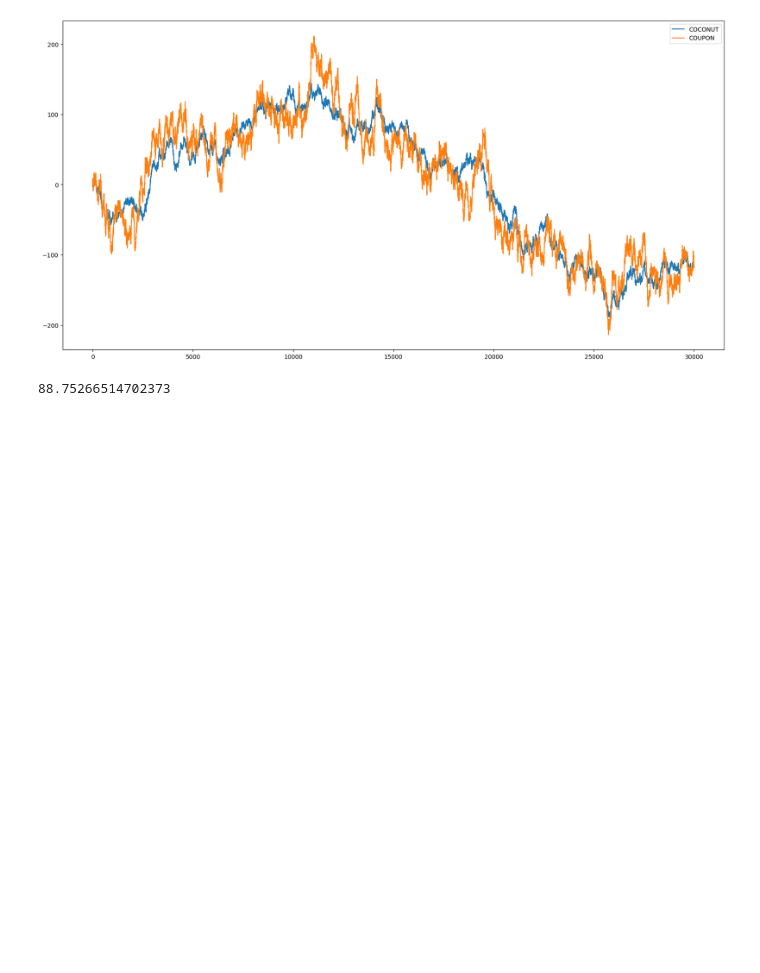
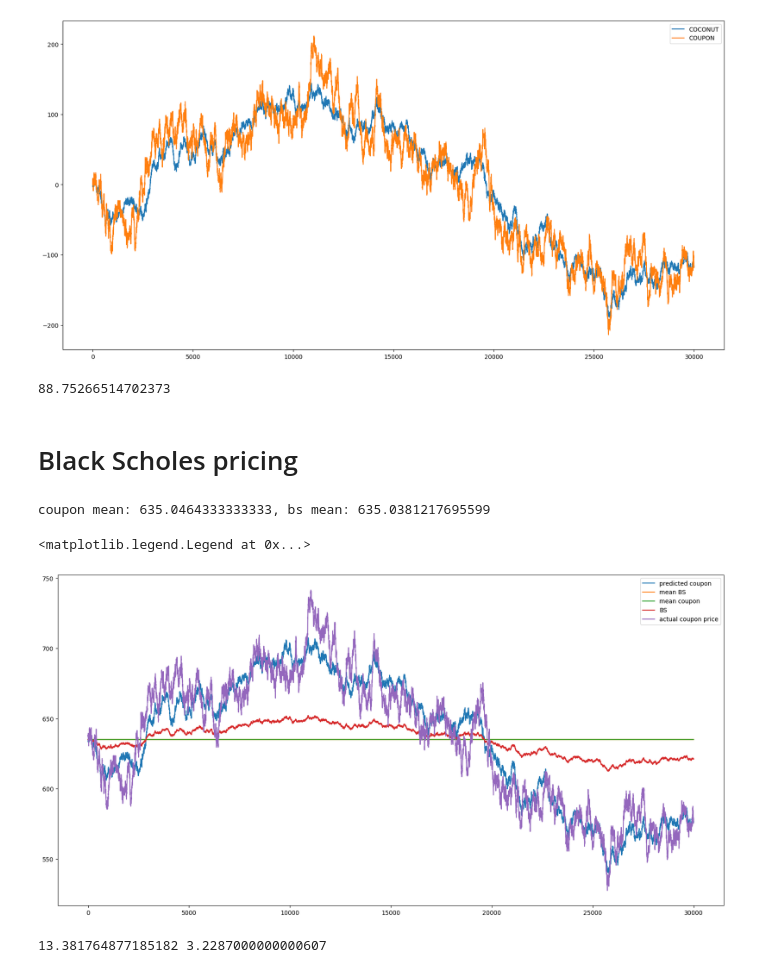
Before and after one commit to simonswe/prosperity2_traderbots, a Jupyter notebook: round4/ez_data_exploration.ipynb, the cells around one changed output. Cells and saved outputs as stored; diff of their text form; code cells hidden in the pictures; blank space fills up the shorter version.

Commit message:
black scholes analysis

```diff
--- a/round4/ez_data_exploration.ipynb
+++ b/round4/ez_data_exploration.ipynb
@@ -224,3 +219,70 @@ plt.legend()
 np.std(coconut)
 # %% [output]
 88.75266514702373
+# %% [markdown]
+# Black Scholes pricing
+# %%
+mean = 9999.900983333333
+std = 88.75266514702373
+t = 250
+# S = coconut
+K = 10000
+r = 0.001811
+# d1 = (math.log(S/K) + (r + (std**2)/2)*t) / (std * math.sqrt(t))
+# d2 = d1 - std * math.sqrt(t)
+
+def N(x):
+    # return sp.stats.norm.cdf(x, mean, std**2)
+    return 0.5 * (1 + math.erf((x-mean) / (std**2*math.sqrt(2))))
+
+# N = norm.cdf
+def BS_CALL(S, K, T, r, sigma):
+    d1 = (np.log(S/K) + (r + sigma**2/2)*T) / (sigma*np.sqrt(T))
+    d2 = d1 - sigma * np.sqrt(T)
+    return S * N(d1) - K * np.exp(-r*T)* N(d2)
+
+def bs_array(arr):
+    return [BS_CALL(S, K, t, r, std) for S in arr]
+
+bs_pricing = bs_array(coconut)
+mean_coupon = 635.0464333333333
+bs_mean = np.mean(bs_pricing)
+
+diff = bs_pricing - bs_mean
+
+factor = 3.229
+predicted_coupon = bs_pricing + diff * factor
+
+plt.figure(figsize=(20, 10))
+
+plt.plot(times, predicted_coupon, label='predicted coupon')
+
+print(f"coupon mean: {mean_coupon}, bs mean: {bs_mean}")
+
+plt.plot(times, np.ones(size) * bs_mean, label='mean BS')
+plt.plot(times, np.ones(size) * mean_coupon, label='mean coupon')
+plt.plot(times, bs_pricing, label='BS')
+plt.plot(times, coupon, label='actual coupon price')
+plt.legend()
+# %% [output]
+coupon mean: 635.0464333333333, bs mean: 635.0381217695599
+<matplotlib.legend.Legend at 0x...>
+[figure, added]
+# %%
+# find factor that minimizes RMSE
+ranges = np.arange(3.2, 3.4, 0.0001)
+
+best_rmse = 1e9
+factor = -1
+for i in ranges:
+    predicted_coupon = bs_pricing + diff * i
+
+    rmse = np.sqrt(np.mean((predicted_coupon-coupon)**2))
+
+    if rmse < best_rmse:
+        best_rmse = rmse
+        factor = i
+
+print(best_rmse, factor)
+# %% [output]
+13.381764877185182 3.2287000000000607
```
Also changed, not shown: parts of 5 cells of this notebook.
